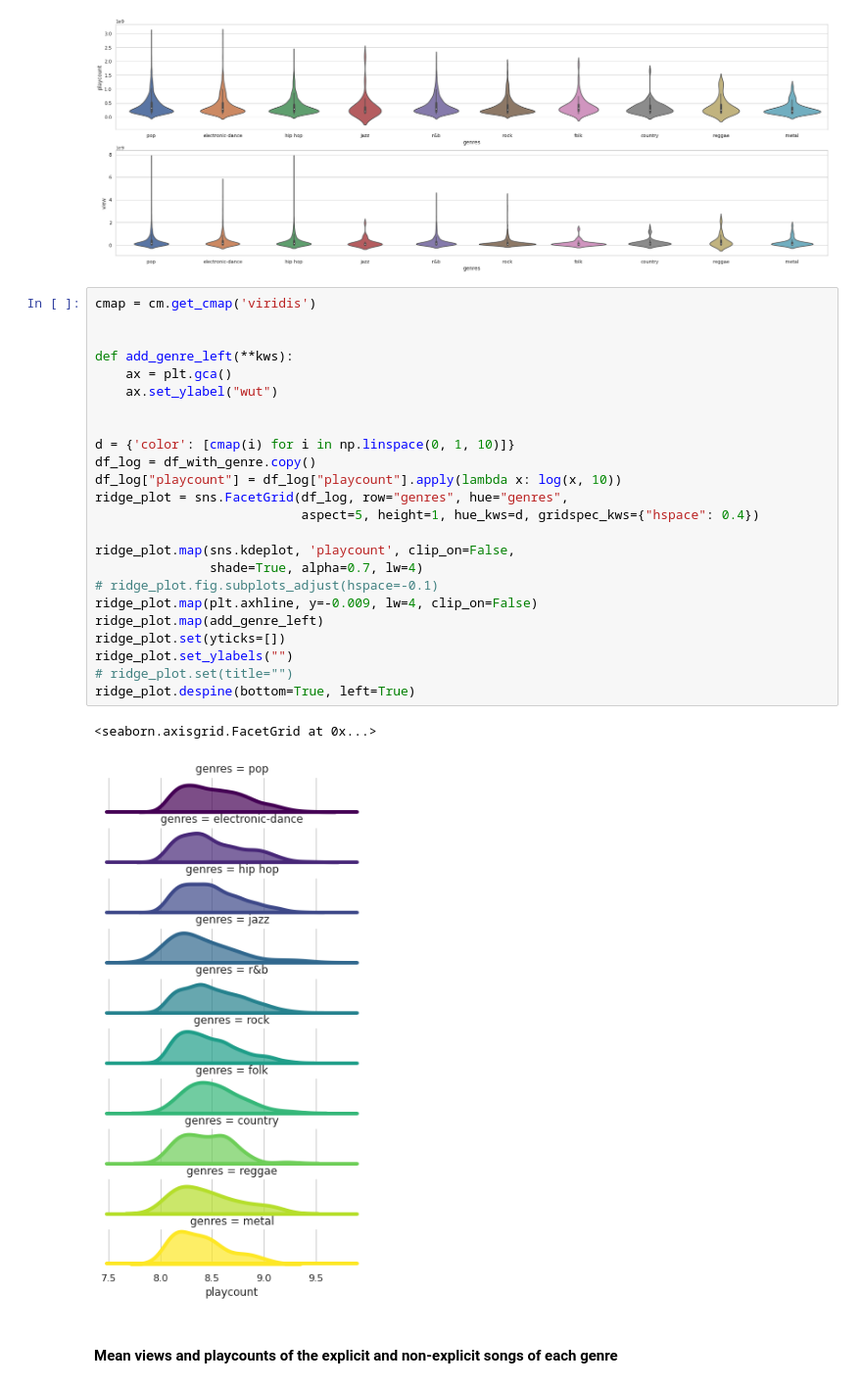
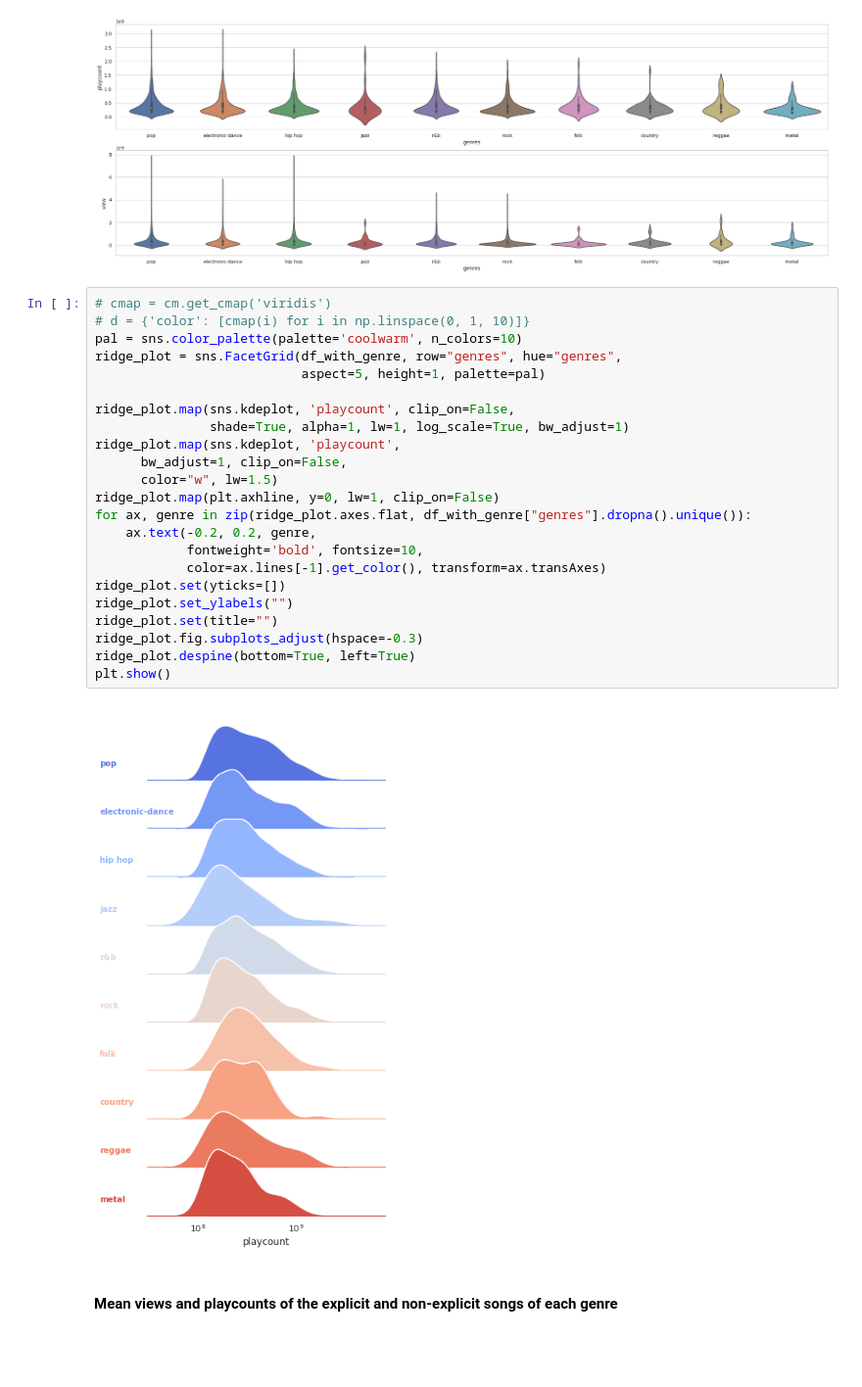
Before and after one commit to vietcheems/Music-Popularity-Analysis, a Jupyter notebook: Analysis/analysis.ipynb, the cells around one changed output. Shown at 98% size. Drawn from its saved outputs; the diff is of its cells as text; blank space fills up the shorter version.

Commit message:
tweak ridge plot

```diff
--- a/Analysis/analysis.ipynb
+++ b/Analysis/analysis.ipynb
@@ -538,32 +539,30 @@ sns.violinplot(x="genres", y="view", data=df_with_genre, ax=ax[1])
 <AxesSubplot:xlabel='genres', ylabel='view'>
 [figure]
 # %%
-cmap = cm.get_cmap('viridis')
-
-
-def add_genre_left(**kws):
-    ax = plt.gca()
-    ax.set_ylabel("wut")
-
-
-d = {'color': [cmap(i) for i in np.linspace(0, 1, 10)]}
-df_log = df_with_genre.copy()
-df_log["playcount"] = df_log["playcount"].apply(lambda x: log(x, 10))
-ridge_plot = sns.FacetGrid(df_log, row="genres", hue="genres",
-                           aspect=5, height=1, hue_kws=d, gridspec_kws={"hspace": 0.4})
+# cmap = cm.get_cmap('viridis')
+# d = {'color': [cmap(i) for i in np.linspace(0, 1, 10)]}
+pal = sns.color_palette(palette='coolwarm', n_colors=10)
+ridge_plot = sns.FacetGrid(df_with_genre, row="genres", hue="genres",
+                           aspect=5, height=1, palette=pal)
 
 ridge_plot.map(sns.kdeplot, 'playcount', clip_on=False,
-               shade=True, alpha=0.7, lw=4)
-# ridge_plot.fig.subplots_adjust(hspace=-0.1)
-ridge_plot.map(plt.axhline, y=-0.009, lw=4, clip_on=False)
-ridge_plot.map(add_genre_left)
+               shade=True, alpha=1, lw=1, log_scale=True, bw_adjust=1)
+ridge_plot.map(sns.kdeplot, 'playcount',
+      bw_adjust=1, clip_on=False,
+      color="w", lw=1.5)
+ridge_plot.map(plt.axhline, y=0, lw=1, clip_on=False)
+for ax, genre in zip(ridge_plot.axes.flat, df_with_genre["genres"].dropna().unique()):
+    ax.text(-0.2, 0.2, genre,
+            fontweight='bold', fontsize=10,
+            color=ax.lines[-1].get_color(), transform=ax.transAxes)
 ridge_plot.set(yticks=[])
 ridge_plot.set_ylabels("")
-# ridge_plot.set(title="")
+ridge_plot.set(title="")
+ridge_plot.fig.subplots_adjust(hspace=-0.3)
 ridge_plot.despine(bottom=True, left=True)
+plt.show()
 # %% [output]
-<seaborn.axisgrid.FacetGrid at 0x...>
-[figure, old version]
+[figure, new version]
 # %% [markdown]
 #### Mean views and playcounts of the explicit and non-explicit songs of each genre
 # %%
```
Also changed, not shown: parts of 17 cells of this notebook.
